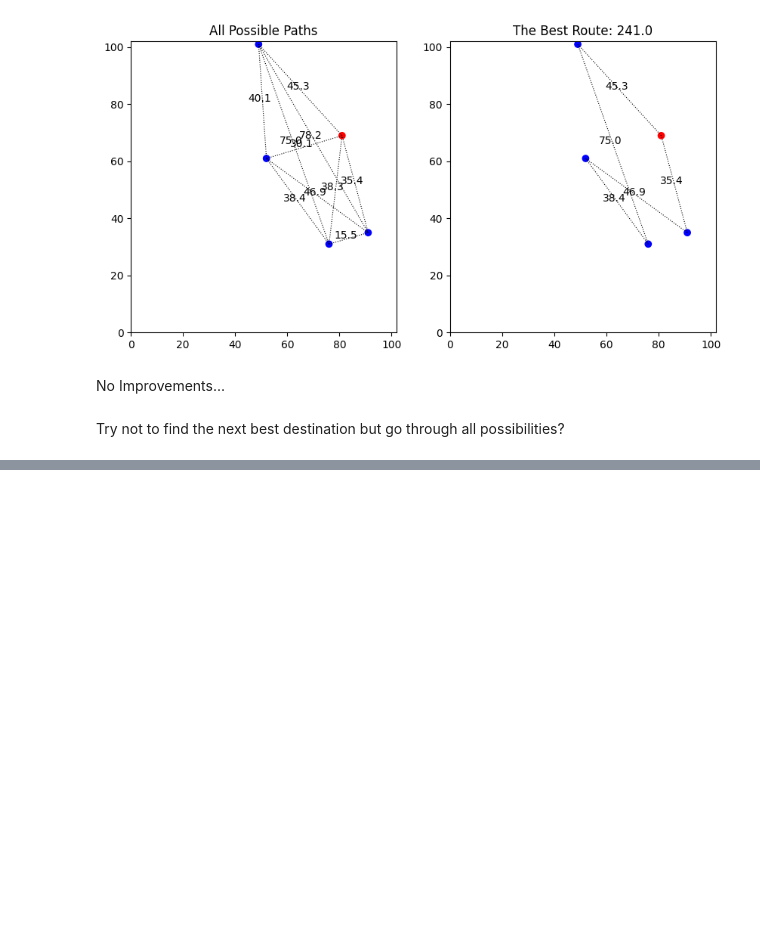
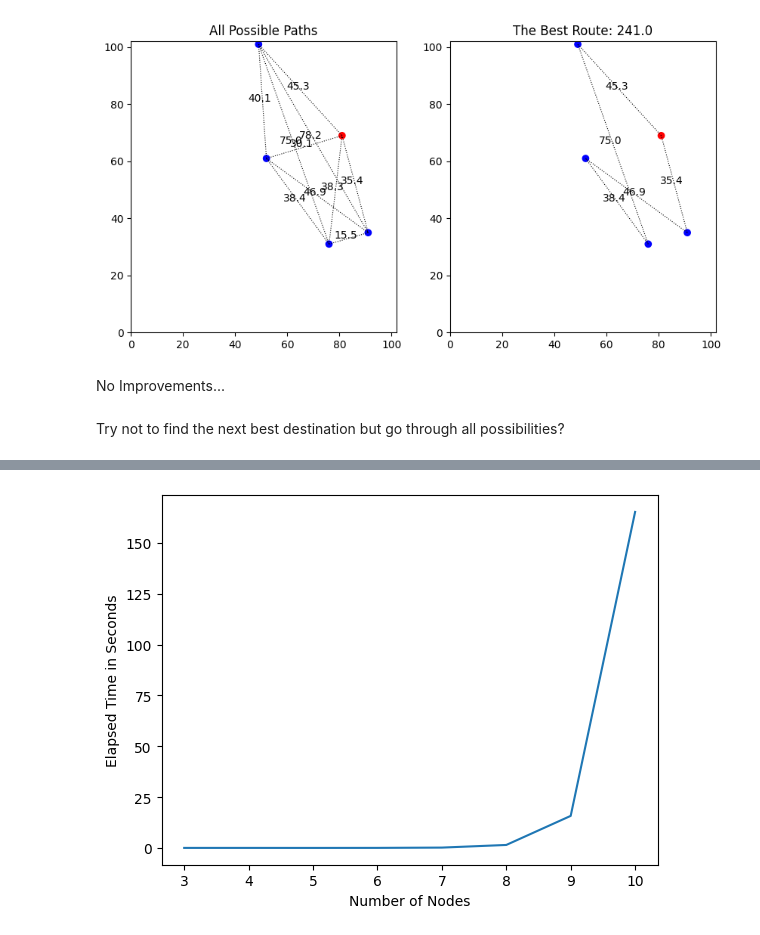
Before and after one commit to kellychin79/analysis_4, a Jupyter notebook: routing_with_xy_coordinates.ipynb, the cells around one changed output, grey strips where cells are left out. Saved outputs shown, nothing was run; the diff lists cells and outputs as text; code cells hidden in the pictures; blank space fills up the shorter version.

```diff
--- a/routing_with_xy_coordinates.ipynb
+++ b/routing_with_xy_coordinates.ipynb
@@ -595,0 +559,5 @@ Elasped time:14.9sec
+# %%
+plt.plot([i for i in range(3,v)], elapsed_time)
+plt.xlabel('Number of Nodes')
+plt.ylabel('Elapsed Time in Seconds')
+# %% [output]
@@ -595,0 +565 @@ Elasped time:14.9sec
+[figure, added]
```
Also changed, not shown: parts of 22 cells of this notebook, 1 other file.
